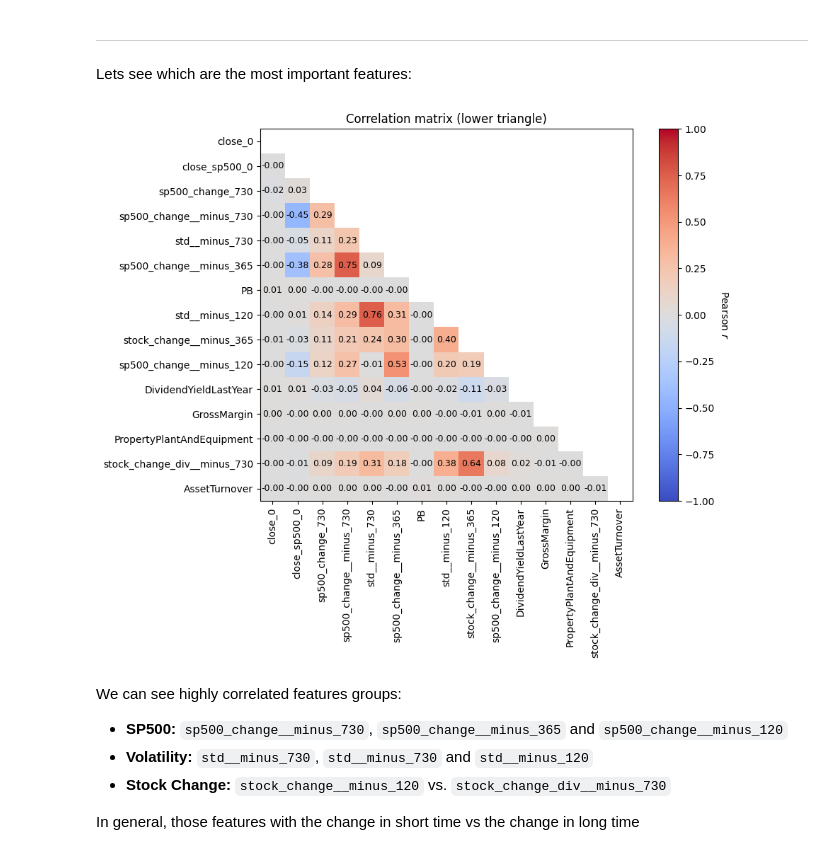
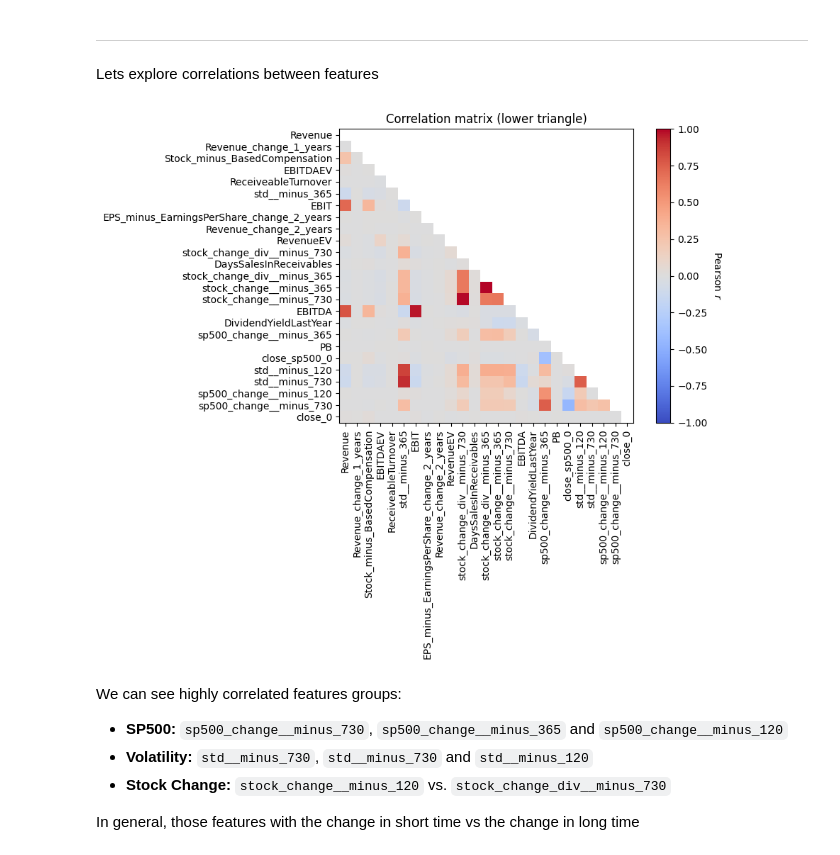
Before and after one commit to Riemann-def/zrive-ds, a Jupyter notebook: src/module_5/module5.ipynb, the cells around one changed output. Cells and saved outputs as stored; diff of their text form; code cells hidden in the pictures.

```diff
--- a/src/module_5/module5.ipynb
+++ b/src/module_5/module5.ipynb
@@ -333,0 +342,22 @@ def draw_feature_importance(model,top = 15):
+# %%
+def get_top_n_features_across_models(n: int = 15, models=all_models) -> list:
+    feature_importance_total = {}
+    for model in models.values():
+        fi = model.feature_importance()
+        fn = model.feature_name()
+        for i in range(len(fn)):
+            feature_importance_total[fn[i]] = feature_importance_total.get(fn[i], 0) + fi[i]
+    if not feature_importance_total:
+        print("No feature importances found. Are the models trained?")
+        return []
+    fi_df = pd.DataFrame([
+        {"feature": k, "total_importance": v}
+        for k, v in feature_importance_total.items()
+    ])
+    fi_df = fi_df.sort_values("total_importance", ascending=False).head(n)
+    return fi_df.sort_values("total_importance", ascending=True)
+
+# Plot the top n features across all models
+fi_df = get_top_n_features_across_models(20, all_models)
+plot = ggplot(fi_df, aes(x="feature", y="total_importance")) + geom_col(fill="lightblue") + coord_flip() + scale_x_discrete(limits=fi_df["feature"])
+plot.show()
@@ -1180,24 +916,7 @@ Why those 2 outliers?
 # %% [markdown]
 ---------------------------------------------------------------------------------------------------
-# %% [markdown]
-Lets see which are the most important features:
-# %%
-def get_top_n_features_across_models(n: int = 15, models=all_models) -> list:
-    feature_importance_total = {}
-    for model in models.values():
-        fi = model.feature_importance()
-        fn = model.feature_name()
-        for i in range(len(fn)):
-            feature_importance_total[fn[i]] = feature_importance_total.get(fn[i], 0) + fi[i]
-    if not feature_importance_total:
-        print("No feature importances found. Are the models trained?")
-        return []
-    fi_df = pd.DataFrame([
-        {"feature": k, "total_importance": v}
-        for k, v in feature_importance_total.items()
-    ])
-    fi_df = fi_df.sort_values("total_importance", ascending=False)
-    return fi_df["feature"].head(n).tolist()
+# %% [markdown]
+Lets explore correlations between features
 # %%
 def plot_corr(
     df: pd.DataFrame, columns: list[str], figsize: tuple = (8, 6)
@@ -1240,11 +959,11 @@ def plot_corr(
 # %%
 plot_corr(
     data_set,
-    columns=get_top_n_features_across_models(15),
+    columns=get_top_n_features_across_models(25, my_all_models)['feature'].tolist(),
     figsize=(10, 8)
 )
 # %% [output]
-[figure, old version]
+[figure, new version]
 # %% [markdown]
 We can see highly correlated features groups:
 
```
Also changed, not shown: parts of 77 cells of this notebook, 1 other file.
